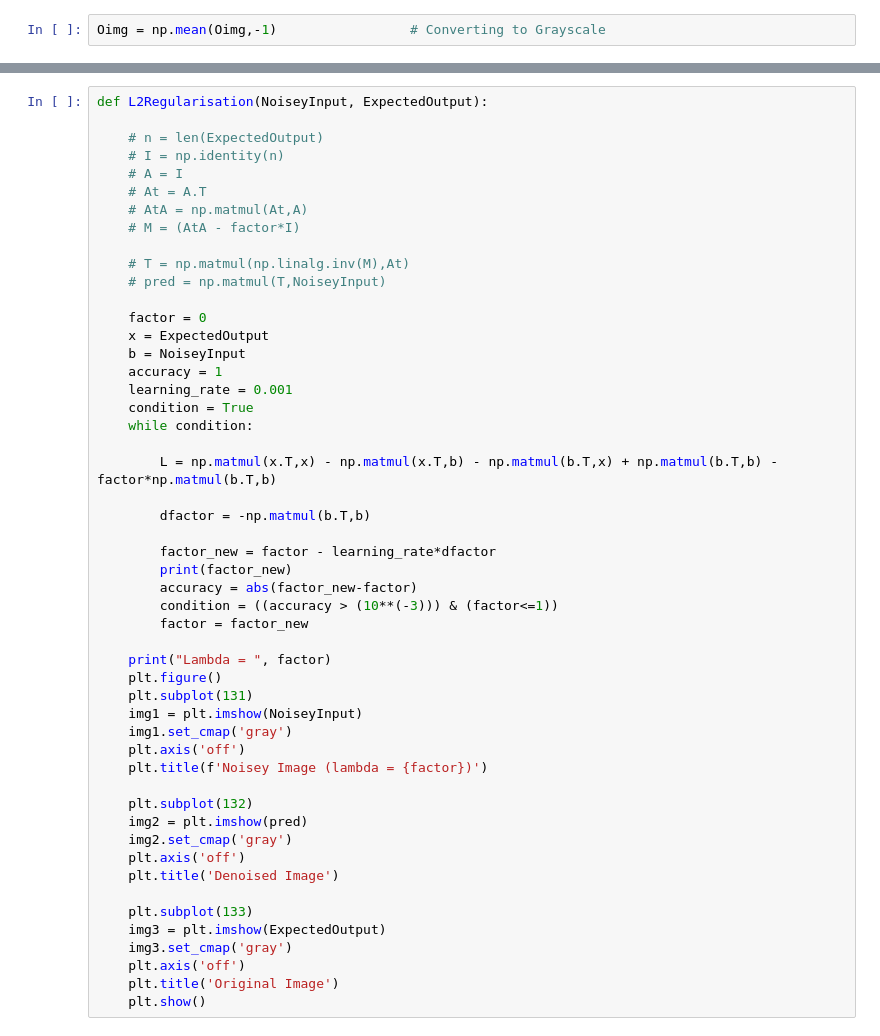
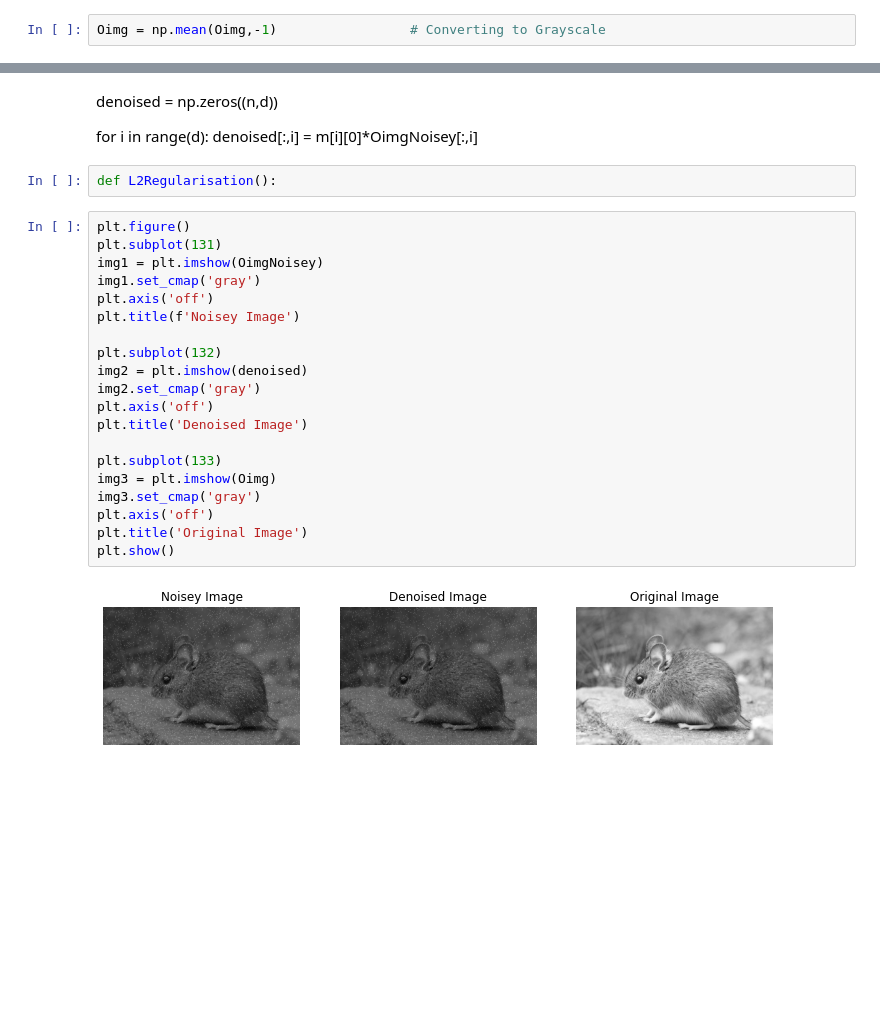
Before and after one commit to deshabhakt/Sem-II, a Jupyter notebook: MachineLearning/ML-Programs/Assignment-1/4-L2-Regularisation.ipynb, the cells around one changed output, grey strips where cells are left out. Saved outputs shown, nothing was run; the diff lists cells and outputs as text; blank space fills up the shorter version.

```diff
--- a/MachineLearning/ML-Programs/Assignment-1/4-L2-Regularisation.ipynb
+++ b/MachineLearning/ML-Programs/Assignment-1/4-L2-Regularisation.ipynb
@@ -43,51 +94,29 @@ plt.show()
+# %% [markdown]
+denoised = np.zeros((n,d))
+
+for i in range(d):
+            denoised[:,i] = m[i][0]*OimgNoisey[:,i]
+# %%
+def L2Regularisation():
 # %%
-def L2Regularisation(NoiseyInput, ExpectedOutput):
+plt.figure()
+plt.subplot(131)
+img1 = plt.imshow(OimgNoisey)
+img1.set_cmap('gray')
+plt.axis('off')
+plt.title(f'Noisey Image')
 
-    # n = len(ExpectedOutput)
-    # I = np.identity(n)
-    # A = I
-    # At = A.T
-    # AtA = np.matmul(At,A)
-    # M = (AtA - factor*I)
+plt.subplot(132)
+img2 = plt.imshow(denoised)
+img2.set_cmap('gray')
+plt.axis('off')
+plt.title('Denoised Image')
 
-    # T = np.matmul(np.linalg.inv(M),At)
-    # pred = np.matmul(T,NoiseyInput)
-
-    factor = 0
-    x = ExpectedOutput
-    b = NoiseyInput
-    accuracy = 1
-    learning_rate = 0.001
-    condition = True
-    while condition:
-
-        L = np.matmul(x.T,x) - np.matmul(x.T,b) - np.matmul(b.T,x) + np.matmul(b.T,b) - factor*np.matmul(b.T,b)
-
-        dfactor = -np.matmul(b.T,b)
-
-        factor_new = factor - learning_rate*dfactor
-        print(factor_new)
-        accuracy = abs(factor_new-factor)
-        condition = ((accuracy > (10**(-3))) & (factor<=1))
-        factor = factor_new
-
-    print("Lambda = ", factor)
-    plt.figure()
-    plt.subplot(131)
-    img1 = plt.imshow(NoiseyInput)
-    img1.set_cmap('gray')
-    plt.axis('off')
-    plt.title(f'Noisey Image (lambda = {factor})')
-
-    plt.subplot(132)
-    img2 = plt.imshow(pred)
-    img2.set_cmap('gray')
-    plt.axis('off')
-    plt.title('Denoised Image')
-
-    plt.subplot(133)
-    img3 = plt.imshow(ExpectedOutput)
-    img3.set_cmap('gray')
-    plt.axis('off')
-    plt.title('Original Image')
-    plt.show()
+plt.subplot(133)
+img3 = plt.imshow(Oimg)
+img3.set_cmap('gray')
+plt.axis('off')
+plt.title('Original Image')
+plt.show()
+# %% [output]
+[figure, added]
```
Also changed, not shown: parts of 11 cells of this notebook, 7 other files.
